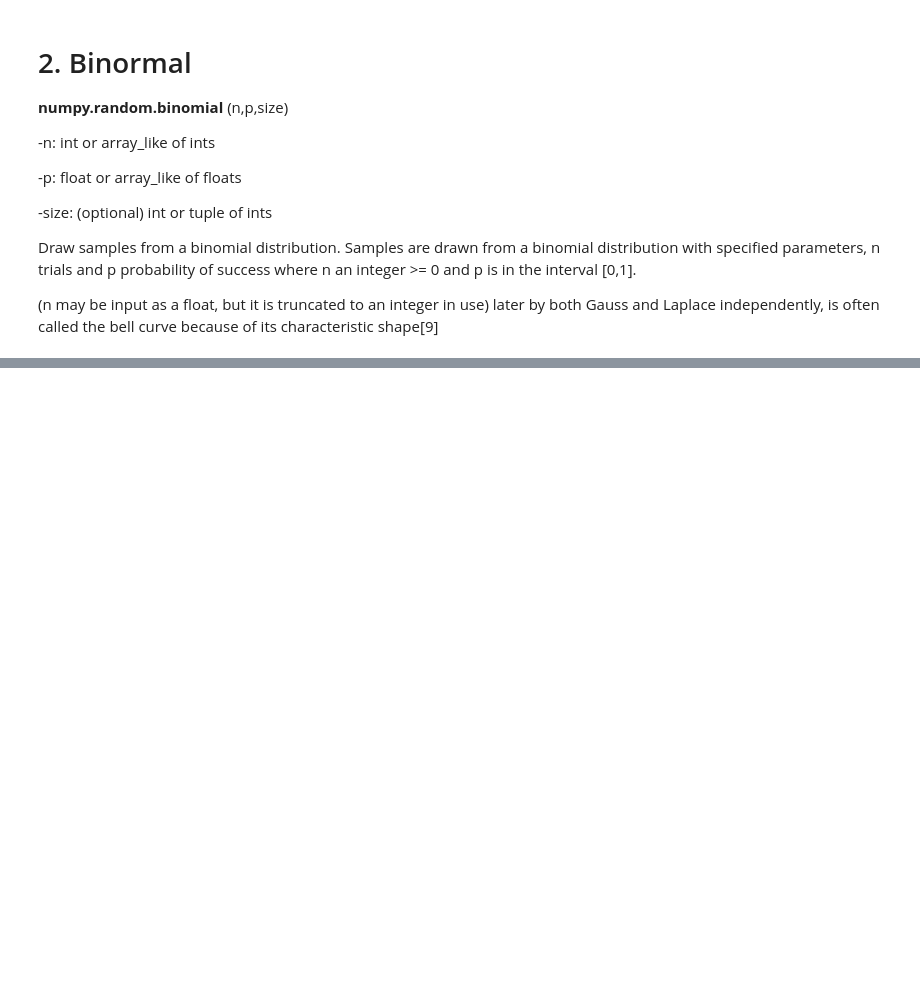
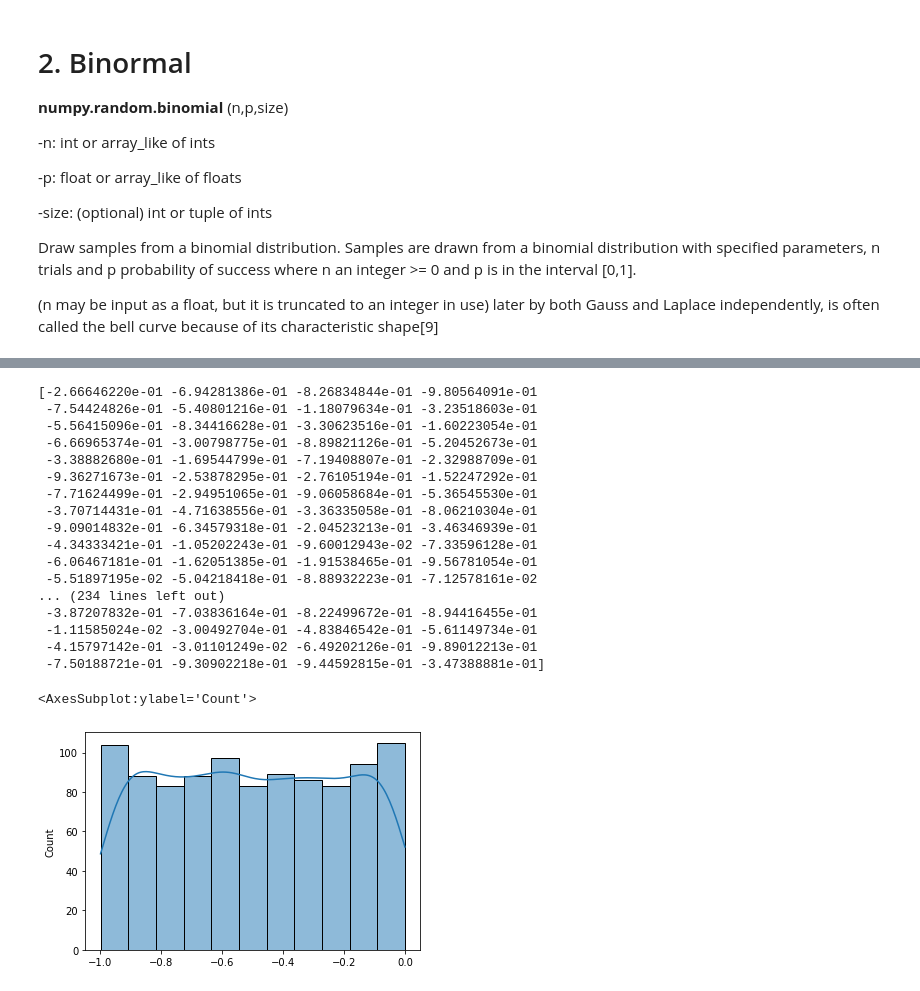
Before and after one commit to Deego88/Programming-for-Data-Analysis-Assignment, a Jupyter notebook: Programming-for-Data-Analysis-Assignment.ipynb, the cells around one changed output, grey strips where cells are left out. Cells and saved outputs as stored; diff of their text form; code cells hidden in the pictures; blank space fills up the shorter version.

Commit message:
uniform, exponential and possion dist complete

```diff
--- a/Programming-for-Data-Analysis-Assignment.ipynb
+++ b/Programming-for-Data-Analysis-Assignment.ipynb
@@ -334,0 +364,24 @@ The probability was calculated as: (20! / (6! * (20 - 6))) * (0.50)^(6) * (1 - 0
+# %%
+uni_dist = np.random.uniform(-1,0,1000)
+print(uni_dist)
+sns.histplot(data=uni_dist, kde=True)
+# %% [output]
+[-2.66646220e-01 -6.94281386e-01 -8.26834844e-01 -9.80564091e-01
+ -7.54424826e-01 -5.40801216e-01 -1.18079634e-01 -3.23518603e-01
+ -5.56415096e-01 -8.34416628e-01 -3.30623516e-01 -1.60223054e-01
+ -6.66965374e-01 -3.00798775e-01 -8.89821126e-01 -5.20452673e-01
+ -3.38882680e-01 -1.69544799e-01 -7.19408807e-01 -2.32988709e-01
+ -9.36271673e-01 -2.53878295e-01 -2.76105194e-01 -1.52247292e-01
+ -7.71624499e-01 -2.94951065e-01 -9.06058684e-01 -5.36545530e-01
+ -3.70714431e-01 -4.71638556e-01 -3.36335058e-01 -8.06210304e-01
+ -9.09014832e-01 -6.34579318e-01 -2.04523213e-01 -3.46346939e-01
+ -4.34333421e-01 -1.05202243e-01 -9.60012943e-02 -7.33596128e-01
+ -6.06467181e-01 -1.62051385e-01 -1.91538465e-01 -9.56781054e-01
+ -5.51897195e-02 -5.04218418e-01 -8.88932223e-01 -7.12578161e-02
+... (234 lines left out)
+ -3.87207832e-01 -7.03836164e-01 -8.22499672e-01 -8.94416455e-01
+ -1.11585024e-02 -3.00492704e-01 -4.83846542e-01 -5.61149734e-01
+ -4.15797142e-01 -3.01101249e-02 -6.49202126e-01 -9.89012213e-01
+ -7.50188721e-01 -9.30902218e-01 -9.44592815e-01 -3.47388881e-01]
+<AxesSubplot:ylabel='Count'>
+[figure, added]
```
Also changed, not shown: parts of 28 cells of this notebook, 2 other files.
